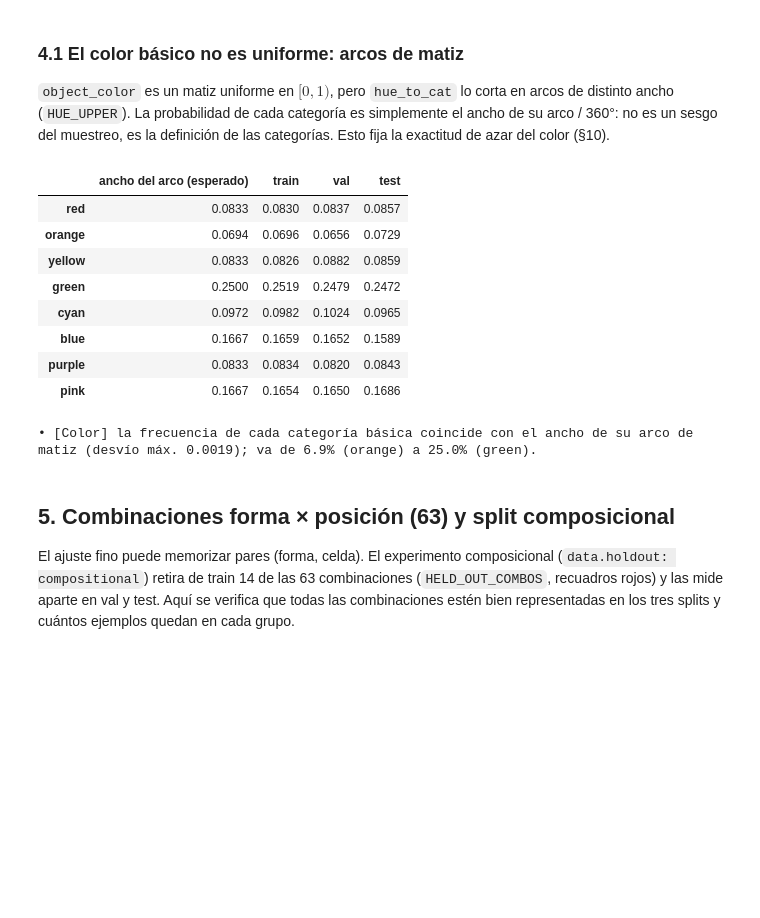
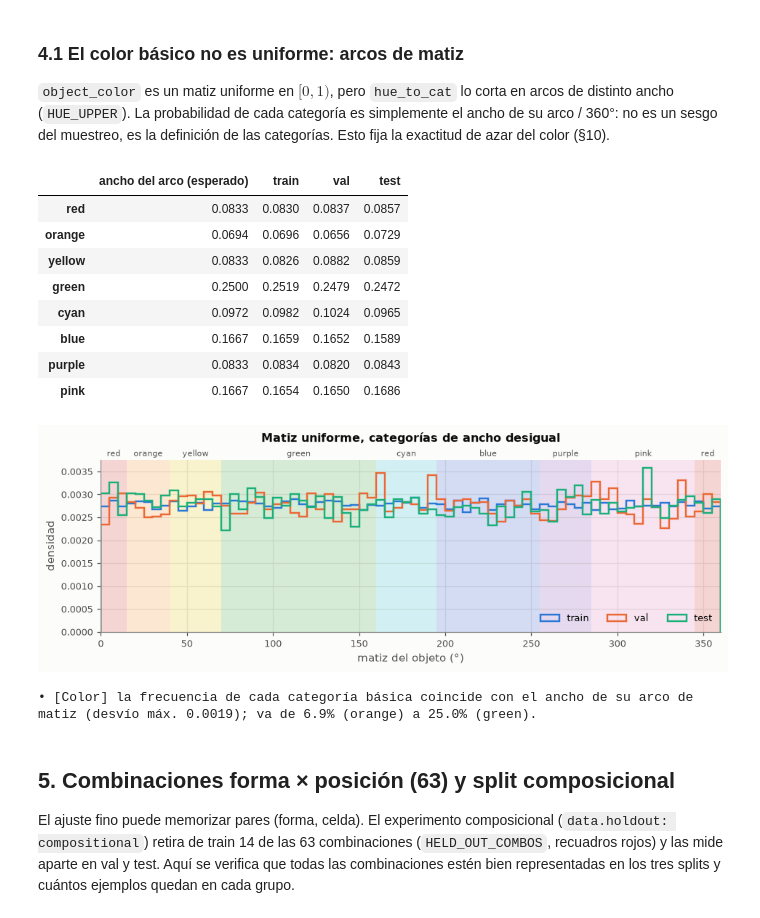
Before and after one commit to BrnoOr/Multimodal_LLM, a Jupyter notebook: notebooks/06_eda_splits.ipynb, the cells around one changed output. Drawn from its saved outputs; the diff is of its cells as text; code cells hidden in the pictures; blank space fills up the shorter version.

```diff
--- a/notebooks/06_eda_splits.ipynb
+++ b/notebooks/06_eda_splits.ipynb
@@ -517,43 +696,64 @@ note('Discretos', 'en train: ' + ', '.join(f'{k} H/Hmax={v:.3f}' for k, v in uni
 muestreo, es la definición de las categorías. Esto fija la exactitud de azar del color (§10).
 # %%
 edges = [0] + HUE_UPPER + [360]
-cats = COLOR_CATS + ['red']                       # el último arco (345°–360°) vuelve a ser rojo
+cats = COLOR_CATS + ["red"]  # el último arco (345°–360°) vuelve a ser rojo
 width = {c: 0.0 for c in COLOR_CATS}
 for c, lo, hi in zip(cats, edges[:-1], edges[1:]):
     width[c] += (hi - lo) / 360
-exp_vs_obs = pd.DataFrame({'ancho del arco (esperado)': pd.Series(width)})
+exp_vs_obs = pd.DataFrame({"ancho del arco (esperado)": pd.Series(width)})
 for s in SPLITS:
-    exp_vs_obs[s] = FREQ['color básico'][s] / FREQ['color básico'][s].sum()
+    exp_vs_obs[s] = FREQ["color básico"][s] / FREQ["color básico"][s].sum()
 display(exp_vs_obs)
-save_table(exp_vs_obs, '04_color_arcos')
+save_table(exp_vs_obs, "04_color_arcos")
 
 fig, ax = plt.subplots(figsize=(10, 2.8))
-h = np.concatenate([D[s]['hue_obj'].to_numpy() for s in SPLITS]) * 360
+h = np.concatenate([D[s]["hue_obj"].to_numpy() for s in SPLITS]) * 360
 for c, lo, hi in zip(cats, edges[:-1], edges[1:]):
     ax.axvspan(lo, hi, color=CAT_COLORS[c], alpha=0.18, lw=0)
-    ax.text((lo + hi) / 2, 1.02, c, transform=ax.get_xaxis_transform(), ha='center', fontsize=7.5, color=INK2)
+    ax.text(
+        (lo + hi) / 2,
+        1.02,
+        c,
+        transform=ax.get_xaxis_transform(),
+        ha="center",
+        fontsize=7.5,
+        color=INK2,
+    )
 for s in SPLITS:
-    ax.hist(D[s]['hue_obj'] * 360, bins=72, range=(0, 360), density=True, histtype='step', lw=1.6, color=SPLIT_COLORS[s], label=s)
+    ax.hist(
+        D[s]["hue_obj"] * 360,
+        bins=72,
+        range=(0, 360),
+        density=True,
+        histtype="step",
+        lw=1.6,
+        color=SPLIT_COLORS[s],
+        label=s,
+    )
 ax.set_xlim(0, 360)
-ax.set_xlabel('matiz del objeto (°)')
-ax.set_ylabel('densidad')
-ax.legend(loc='lower right', ncol=3)
-ax.set_title('Matiz uniforme, categorías de ancho desigual', pad=16)
-savefig(fig, '04_matiz_categorias')
+ax.set_xlabel("matiz del objeto (°)")
+ax.set_ylabel("densidad")
+ax.legend(loc="lower right", ncol=3)
+ax.set_title("Matiz uniforme, categorías de ancho desigual", pad=16)
+savefig(fig, "04_matiz_categorias")
 plt.show()
-mx = (exp_vs_obs['train'] - exp_vs_obs['ancho del arco (esperado)']).abs().max()
-note('Color', f"la frecuencia de cada categoría básica coincide con el ancho de su arco de matiz (desvío máx. {mx:.4f}); "
-              f"va de {min(width.values()):.1%} ({min(width, key=width.get)}) a {max(width.values()):.1%} ({max(width, key=width.get)}).")
+mx = (exp_vs_obs["train"] - exp_vs_obs["ancho del arco (esperado)"]).abs().max()
+note(
+    "Color",
+    f"la frecuencia de cada categoría básica coincide con el ancho de su arco de matiz (desvío máx. {mx:.4f}); "
+    f"va de {min(width.values()):.1%} ({min(width, key=width.get)}) a {max(width.values()):.1%} ({max(width, key=width.get)}).",
+)
 # %% [output]
 |  | ancho del arco (esperado) | train | val | test |
 | red | 0.0833 | 0.0830 | 0.0837 | 0.0857 |
 | orange | 0.0694 | 0.0696 | 0.0656 | 0.0729 |
 | yellow | 0.0833 | 0.0826 | 0.0882 | 0.0859 |
 | green | 0.2500 | 0.2519 | 0.2479 | 0.2472 |
 | cyan | 0.0972 | 0.0982 | 0.1024 | 0.0965 |
 | blue | 0.1667 | 0.1659 | 0.1652 | 0.1589 |
 | purple | 0.0833 | 0.0834 | 0.0820 | 0.0843 |
 | pink | 0.1667 | 0.1654 | 0.1650 | 0.1686 |
+[figure, added]
 • [Color] la frecuencia de cada categoría básica coincide con el ancho de su arco de matiz (desvío máx. 0.0019); va de 6.9% (orange) a 25.0% (green).
 # %% [markdown]
 ## 5. Combinaciones forma × posición (63) y split composicional
```
Also changed, not shown: parts of 18 cells of this notebook, 49 other files.
